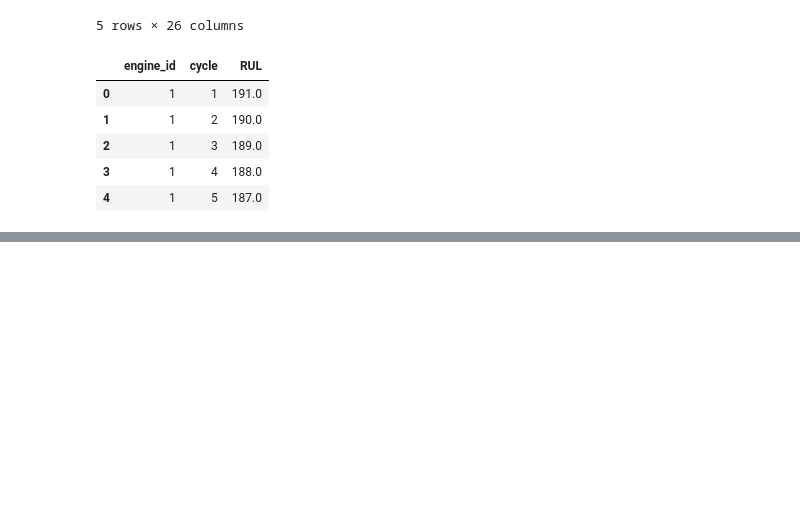
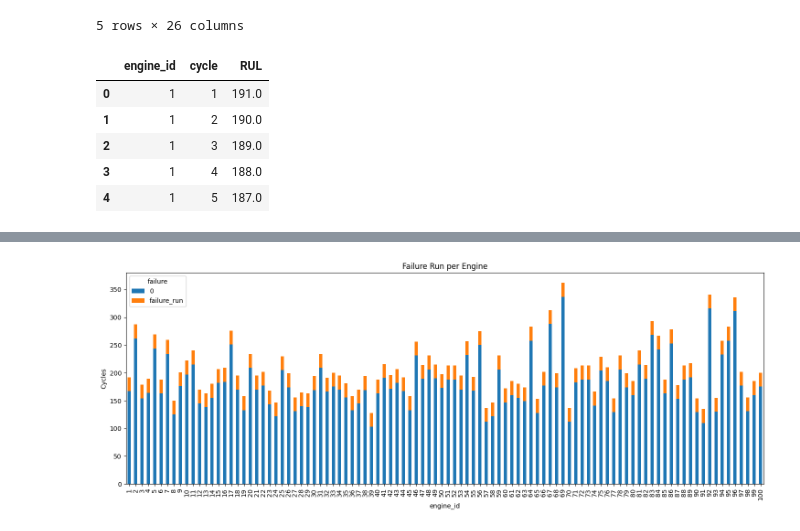
Before and after one commit to abhinay12890/factoryguard-ai, a Jupyter notebook: 01_eda_fd001.ipynb, the cells around one changed output, grey strips where cells are left out. Drawn from its saved outputs; the diff is of its cells as text; code cells hidden in the pictures; blank space fills up the shorter version.

```diff
--- a/01_eda_fd001.ipynb
+++ b/01_eda_fd001.ipynb
@@ -59,0 +119,3 @@ Name: failure, dtype: float64
+# %%
+temp_df=train_df.groupby(["engine_id","failure"])["cycle"].max().reset_index()
+temp_df
@@ -59,0 +136,3 @@ Name: failure, dtype: float64
+# %%
+pivot_df = temp_df.pivot(index="engine_id", columns="failure", values="cycle").reset_index()
+pivot_df
@@ -59,0 +153,3 @@ Name: failure, dtype: float64
+# %%
+pivot_df["failure_run"]=pivot_df[1]-pivot_df[0]
+pivot_df
@@ -59,0 +170,7 @@ Name: failure, dtype: float64
+# %%
+pivot_df[["engine_id",0,"failure_run"]].set_index("engine_id").plot(kind="bar",stacked=True,figsize=(18,6))
+plt.ylabel("Cycles")
+plt.title("Failure Run per Engine")
+plt.show()
+# %% [output]
+[figure, added]
```
Also changed, not shown: parts of 9 cells of this notebook.
